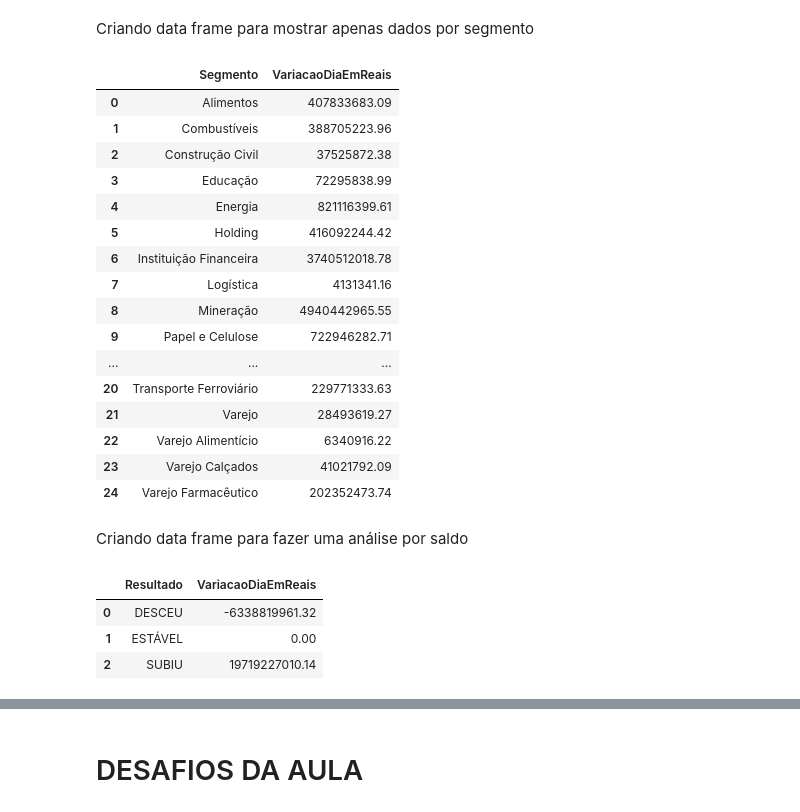
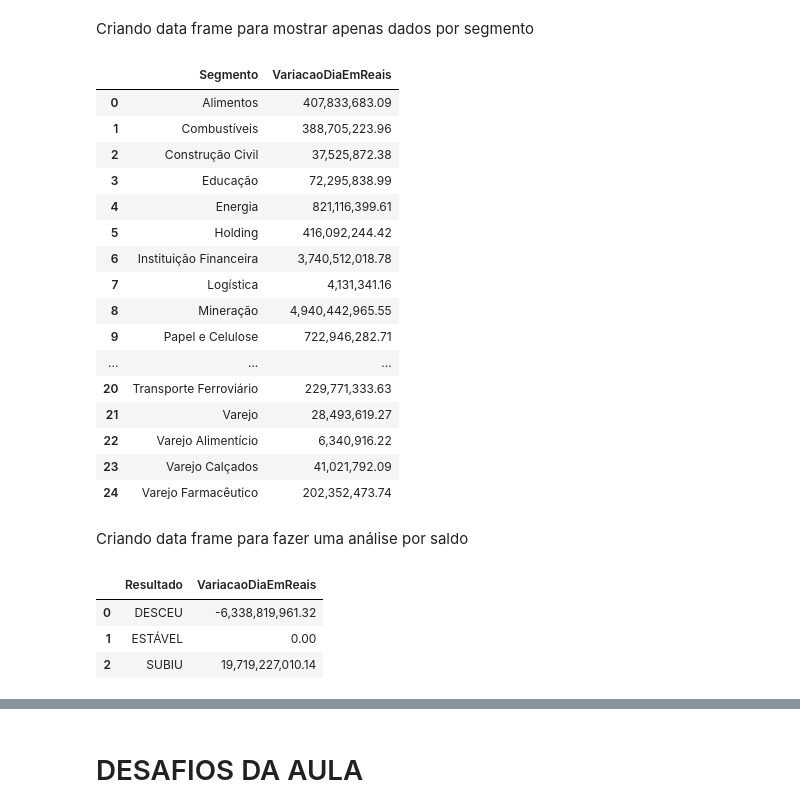
Before and after one commit to Beckyyy07/Imersao-Python-Alura, a Jupyter notebook: Aula 3/Imersão_Python_Alura_Aula_03.ipynb, the cells around one changed output, grey strips where cells are left out. Cells and saved outputs as stored; diff of their text form; code cells hidden in the pictures.

```diff
--- a/Aula 3/Imersão_Python_Alura_Aula_03.ipynb
+++ b/Aula 3/Imersão_Python_Alura_Aula_03.ipynb
@@ -384,35 +386,37 @@ df_principal_subiu
 Criando data frame para mostrar apenas dados por segmento
 # %%
 df_segmento = df_principal_subiu.groupby('Segmento')['VariacaoDiaEmReais'].sum().reset_index()
+pd.options.display.float_format = '{:,.2f}'.format
 df_segmento
 # %% [output]
 |  | Segmento | VariacaoDiaEmReais |
-| 0 | Alimentos | 407833683.09 |
-| 1 | Combustíveis | 388705223.96 |
-| 2 | Construção Civil | 37525872.38 |
-| 3 | Educação | 72295838.99 |
-| 4 | Energia | 821116399.61 |
-| 5 | Holding | 416092244.42 |
-| 6 | Instituição Financeira | 3740512018.78 |
-| 7 | Logística | 4131341.16 |
-| 8 | Mineração | 4940442965.55 |
-| 9 | Papel e Celulose | 722946282.71 |
+| 0 | Alimentos | 407,833,683.09 |
+| 1 | Combustíveis | 388,705,223.96 |
+| 2 | Construção Civil | 37,525,872.38 |
+| 3 | Educação | 72,295,838.99 |
+| 4 | Energia | 821,116,399.61 |
+| 5 | Holding | 416,092,244.42 |
+| 6 | Instituição Financeira | 3,740,512,018.78 |
+| 7 | Logística | 4,131,341.16 |
+| 8 | Mineração | 4,940,442,965.55 |
+| 9 | Papel e Celulose | 722,946,282.71 |
 | ... | ... | ... |
-| 20 | Transporte Ferroviário | 229771333.63 |
-| 21 | Varejo | 28493619.27 |
-| 22 | Varejo Alimentício | 6340916.22 |
-| 23 | Varejo Calçados | 41021792.09 |
-| 24 | Varejo Farmacêutico | 202352473.74 |
+| 20 | Transporte Ferroviário | 229,771,333.63 |
+| 21 | Varejo | 28,493,619.27 |
+| 22 | Varejo Alimentício | 6,340,916.22 |
+| 23 | Varejo Calçados | 41,021,792.09 |
+| 24 | Varejo Farmacêutico | 202,352,473.74 |
 # %% [markdown]
 Criando data frame para fazer uma análise por saldo
 # %%
 df_saldo = df_principal.groupby('Resultado')['VariacaoDiaEmReais'].sum().reset_index()
+pd.options.display.float_format = '{:,.2f}'.format
 df_saldo
 # %% [output]
 |  | Resultado | VariacaoDiaEmReais |
-| 0 | DESCEU | -6338819961.32 |
+| 0 | DESCEU | -6,338,819,961.32 |
 | 1 | ESTÁVEL | 0.00 |
-| 2 | SUBIU | 19719227010.14 |
+| 2 | SUBIU | 19,719,227,010.14 |
 # %%
 fig_varDia = px.bar(df_saldo, x='Resultado', y='VariacaoDiaEmReais', text='VariacaoDiaEmReais', title='Variação diária R$')
 fig_varDia.update_layout(width = 700)
```
Also changed, not shown: parts of 11 cells of this notebook.
